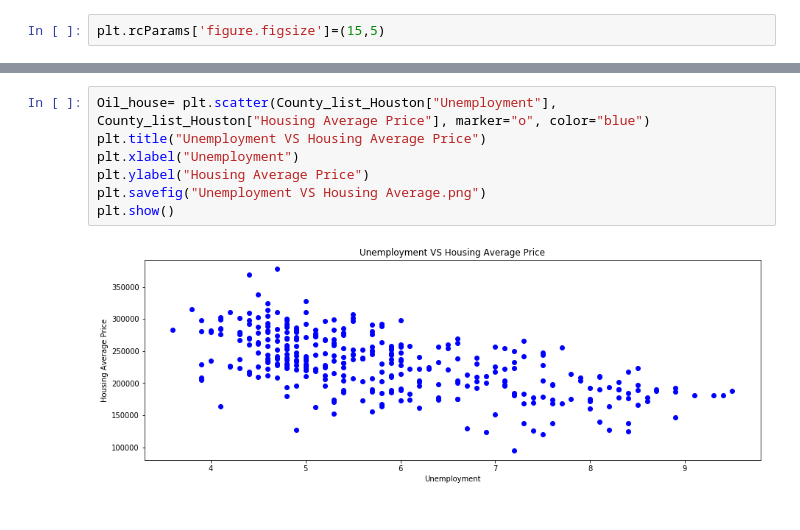
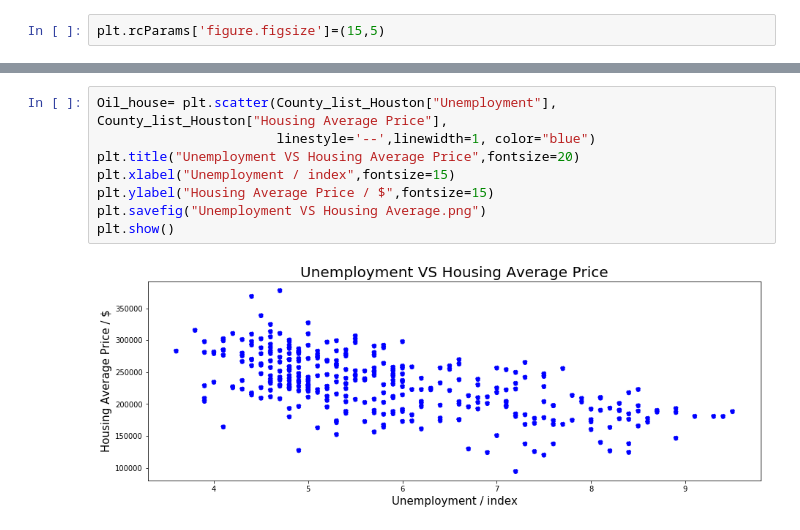
Before and after one commit to savorgnan5/Project_1, a Jupyter notebook: Fabio_P.ipynb, the cells around one changed output, grey strips where cells are left out. Drawn from its saved outputs; the diff is of its cells as text.

```diff
--- a/Fabio_P.ipynb
+++ b/Fabio_P.ipynb
@@ -378,9 +378,10 @@ plt.show()
 # %%
-Oil_house= plt.scatter(County_list_Houston["Unemployment"], County_list_Houston["Housing Average Price"], marker="o", color="blue")
-plt.title("Unemployment VS Housing Average Price")
-plt.xlabel("Unemployment")
-plt.ylabel("Housing Average Price")
+Oil_house= plt.scatter(County_list_Houston["Unemployment"], County_list_Houston["Housing Average Price"],
+                       linestyle='--',linewidth=1, color="blue")
+plt.title("Unemployment VS Housing Average Price",fontsize=20)
+plt.xlabel("Unemployment / index",fontsize=15)
+plt.ylabel("Housing Average Price / $",fontsize=15)
 plt.savefig("Unemployment VS Housing Average.png")
 plt.show()
 # %% [output]
-[figure, old version]
+[figure, new version]
```
Also changed, not shown: parts of 11 cells of this notebook, 8 other files.
